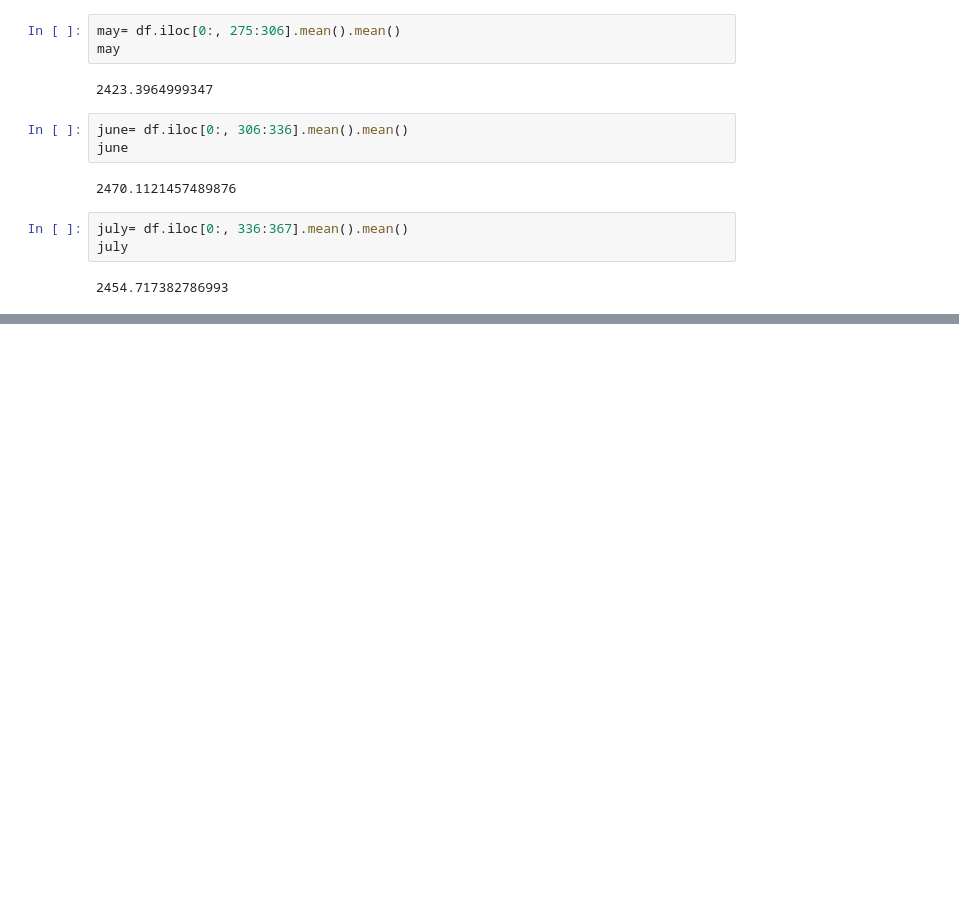
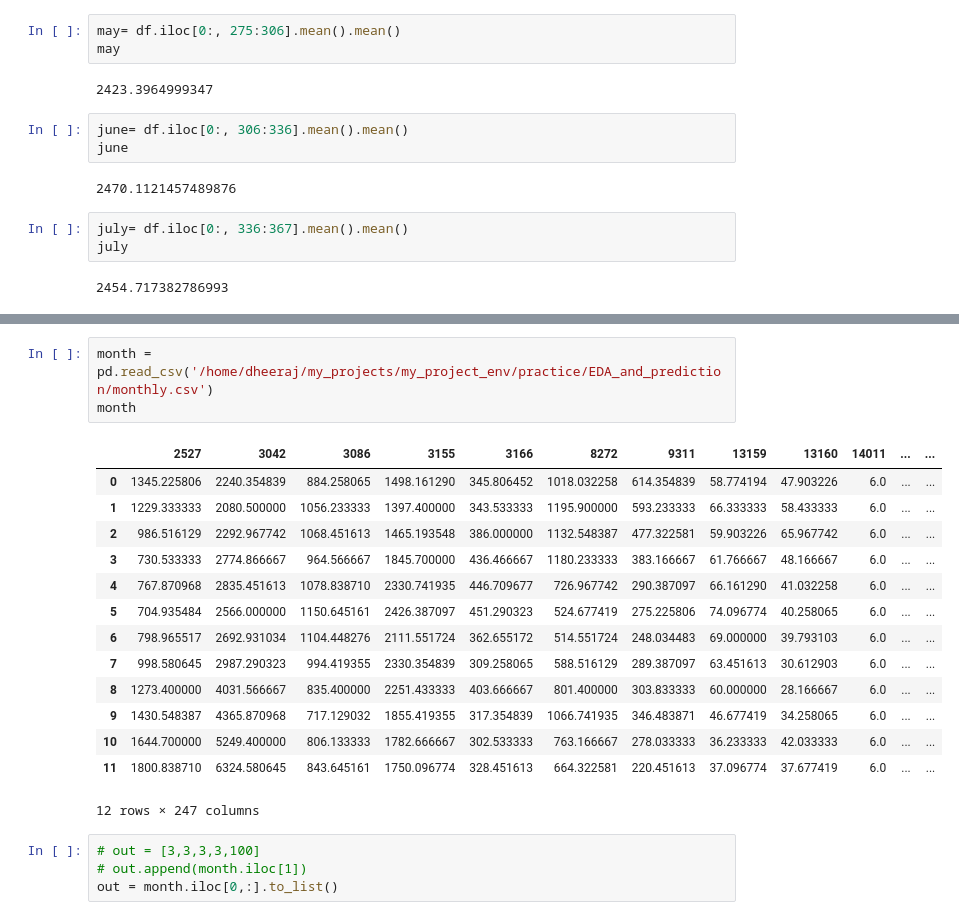
Before and after one commit to dheeraj-2000/Temp_prediction, a Jupyter notebook: Untitled.ipynb, the cells around one changed output, grey strips where cells are left out. Cells and saved outputs as stored; diff of their text form; blank space fills up the shorter version.

```diff
--- a/Untitled.ipynb
+++ b/Untitled.ipynb
@@ -97,0 +100,22 @@ july
+# %%
+month = pd.read_csv('/home/dheeraj/my_projects/my_project_env/practice/EDA_and_prediction/monthly.csv')
+month
+# %% [output]
+|  | 2527 | 3042 | 3086 | 3155 | 3166 | 8272 | 9311 | 13159 | 13160 | 14011 | ... | ... |
+| 0 | 1345.225806 | 2240.354839 | 884.258065 | 1498.161290 | 345.806452 | 1018.032258 | 614.354839 | 58.774194 | 47.903226 | 6.0 | ... | ... |
+| 1 | 1229.333333 | 2080.500000 | 1056.233333 | 1397.400000 | 343.533333 | 1195.900000 | 593.233333 | 66.333333 | 58.433333 | 6.0 | ... | ... |
+| 2 | 986.516129 | 2292.967742 | 1068.451613 | 1465.193548 | 386.000000 | 1132.548387 | 477.322581 | 59.903226 | 65.967742 | 6.0 | ... | ... |
+| 3 | 730.533333 | 2774.866667 | 964.566667 | 1845.700000 | 436.466667 | 1180.233333 | 383.166667 | 61.766667 | 48.166667 | 6.0 | ... | ... |
+| 4 | 767.870968 | 2835.451613 | 1078.838710 | 2330.741935 | 446.709677 | 726.967742 | 290.387097 | 66.161290 | 41.032258 | 6.0 | ... | ... |
+| 5 | 704.935484 | 2566.000000 | 1150.645161 | 2426.387097 | 451.290323 | 524.677419 | 275.225806 | 74.096774 | 40.258065 | 6.0 | ... | ... |
+| 6 | 798.965517 | 2692.931034 | 1104.448276 | 2111.551724 | 362.655172 | 514.551724 | 248.034483 | 69.000000 | 39.793103 | 6.0 | ... | ... |
+| 7 | 998.580645 | 2987.290323 | 994.419355 | 2330.354839 | 309.258065 | 588.516129 | 289.387097 | 63.451613 | 30.612903 | 6.0 | ... | ... |
+| 8 | 1273.400000 | 4031.566667 | 835.400000 | 2251.433333 | 403.666667 | 801.400000 | 303.833333 | 60.000000 | 28.166667 | 6.0 | ... | ... |
+| 9 | 1430.548387 | 4365.870968 | 717.129032 | 1855.419355 | 317.354839 | 1066.741935 | 346.483871 | 46.677419 | 34.258065 | 6.0 | ... | ... |
+| 10 | 1644.700000 | 5249.400000 | 806.133333 | 1782.666667 | 302.533333 | 763.166667 | 278.033333 | 36.233333 | 42.033333 | 6.0 | ... | ... |
+| 11 | 1800.838710 | 6324.580645 | 843.645161 | 1750.096774 | 328.451613 | 664.322581 | 220.451613 | 37.096774 | 37.677419 | 6.0 | ... | ... |
+12 rows × 247 columns
+# %%
+# out = [3,3,3,3,100]
+# out.append(month.iloc[1])
+out = month.iloc[0,:].to_list()
```
Also changed, not shown: parts of 9 cells of this notebook, 1 other file.
